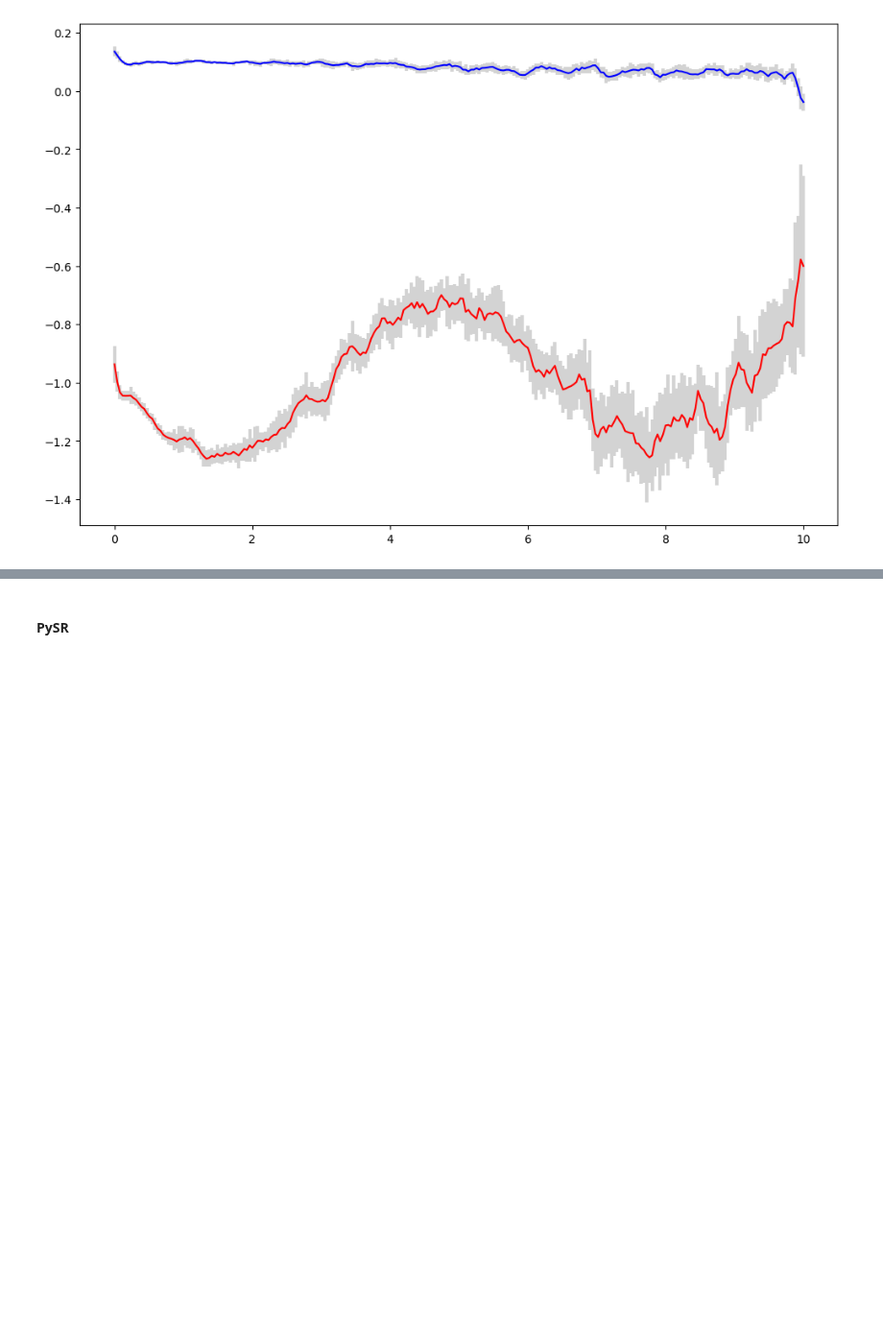
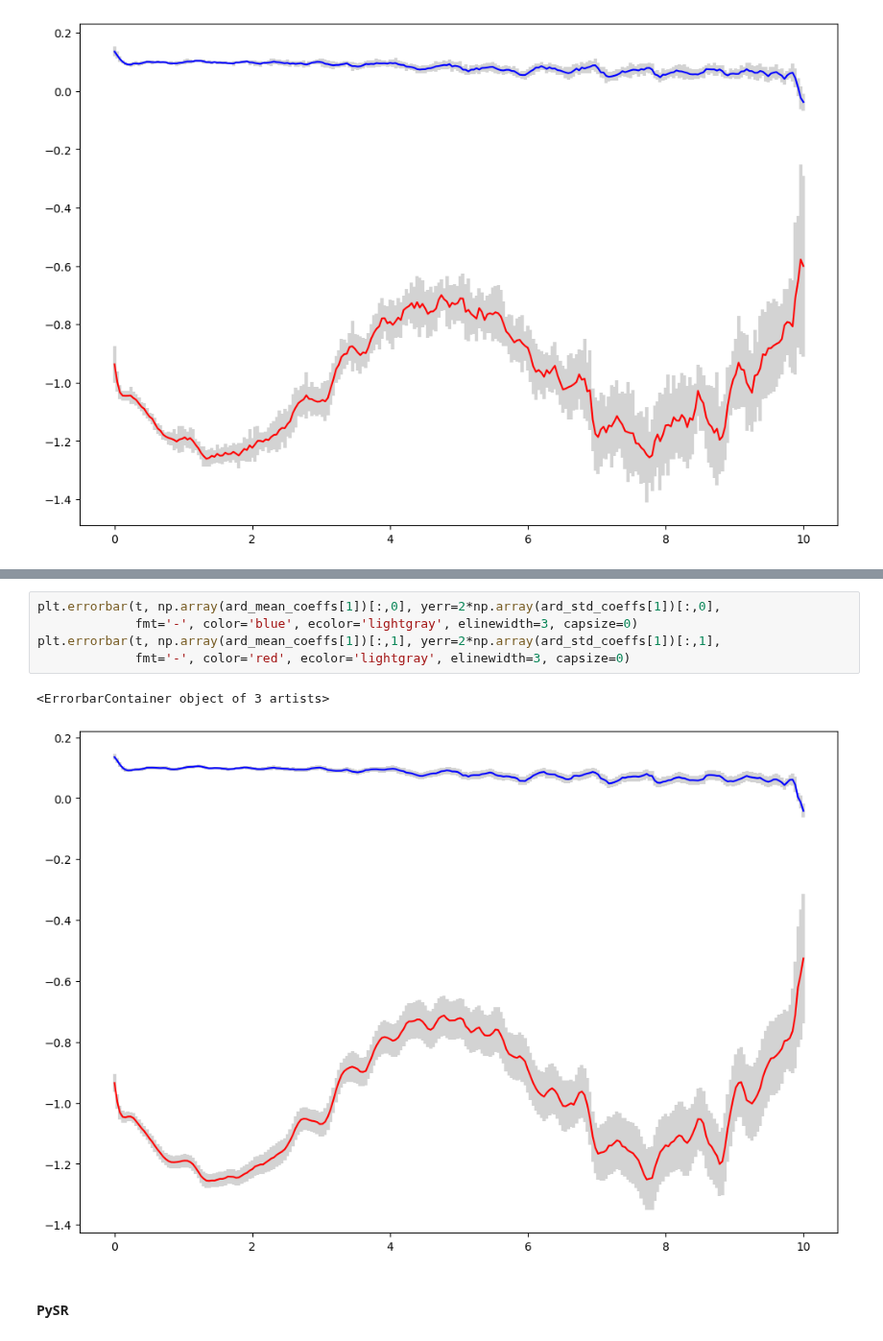
Before and after one commit to Pongpisit-Thanasutives/parametric-discovery, a Jupyter notebook: Parametric_Burgers-PySR.ipynb, the cells around one changed output, grey strips where cells are left out. Shown at 96% size. Cells and saved outputs as stored; diff of their text form; blank space fills up the shorter version.

```diff
--- a/Parametric_Burgers-PySR.ipynb
+++ b/Parametric_Burgers-PySR.ipynb
@@ -256,3 +289,11 @@ plt.errorbar(t, np.array(mean_coeffs[1])[:,1], yerr=2*np.array(std_coeffs[1])[:,
+# %%
+plt.errorbar(t, np.array(ard_mean_coeffs[1])[:,0], yerr=2*np.array(ard_std_coeffs[1])[:,0],
+             fmt='-', color='blue', ecolor='lightgray', elinewidth=3, capsize=0)
+plt.errorbar(t, np.array(ard_mean_coeffs[1])[:,1], yerr=2*np.array(ard_std_coeffs[1])[:,1],
+             fmt='-', color='red', ecolor='lightgray', elinewidth=3, capsize=0)
+# %% [output]
+<ErrorbarContainer object of 3 artists>
+[figure, added]
 # %% [markdown]
 #### PySR
 # %%
```
Also changed, not shown: parts of 4 cells of this notebook.
